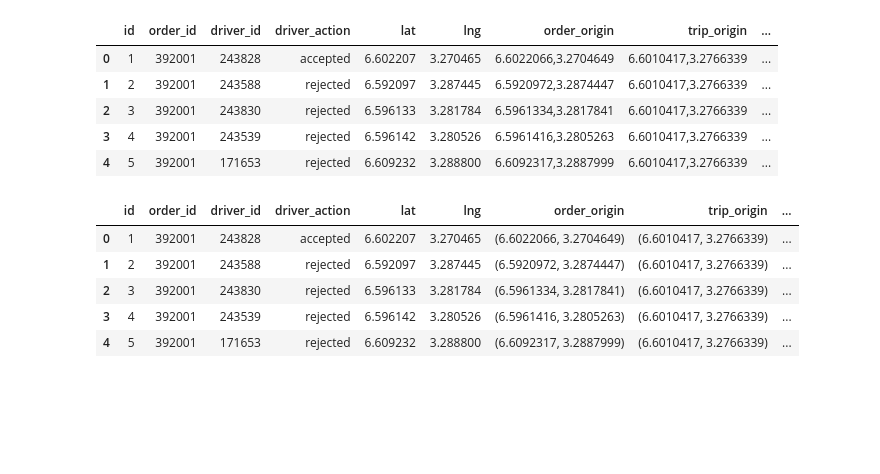
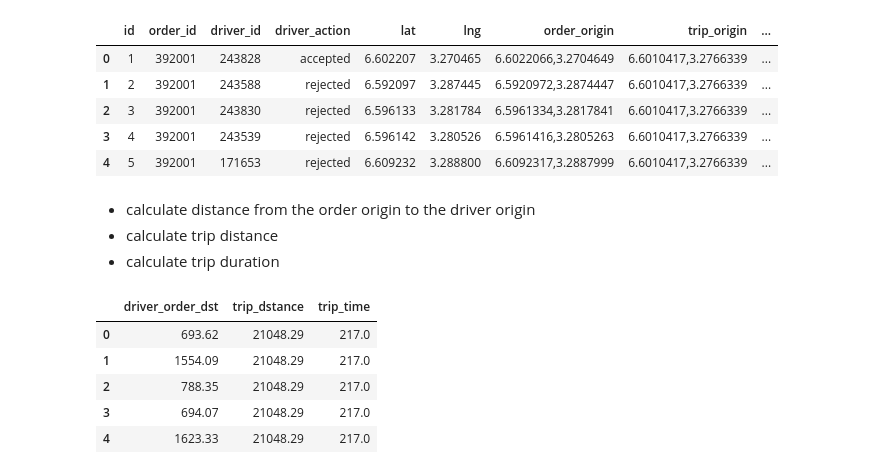
Before and after one commit to degagawolde/delivery-drivers-location-optimisation-with-causal-inference, a Jupyter notebook: notebooks/feature_engineering.ipynb, the cells around one changed output. Cells and saved outputs as stored; diff of their text form; code cells hidden in the pictures; blank space fills up the shorter version.

```diff
--- a/notebooks/feature_engineering.ipynb
+++ b/notebooks/feature_engineering.ipynb
@@ -33,13 +35,17 @@ clean_df = fextract.convert_to_date(clean_df,['trip_Start_time','trip_end_time']
+# %% [markdown]
+- calculate distance from the order origin to the driver origin
+- calculate trip distance
+- calculate trip duration
 # %%
-features = clean_df.copy()
-features['driver_order_dst'] = [fextract.distance_from(loc1,loc2) for loc1, loc2 in zip(features.order_origin,features.trip_origin)]
-features['trip_dstance'] = [fextract.distance_from(loc1,loc2) for loc1, loc2 in zip(features.trip_origin,features.trip_destination)]
-features['trip_time'] = (features.trip_end_time - features.trip_Start_time).astype('timedelta64[s]')
-features.head()
+
+features['driver_order_dst'] = [fextract.distance_from(loc1,loc2) for loc1, loc2 in zip(clean_df.order_origin,clean_df.trip_origin)]
+features['trip_dstance'] = [fextract.distance_from(loc1,loc2) for loc1, loc2 in zip(clean_df.trip_origin,clean_df.trip_destination)]
+features['trip_time'] = (clean_df.trip_end_time - clean_df.trip_Start_time).astype('timedelta64[s]')
+features[['driver_order_dst', 'trip_dstance','trip_time']].head()
 # %% [output]
-|  | id | order_id | driver_id | driver_action | lat | lng | order_origin | trip_origin | ... |
-| 0 | 1 | 392001 | 243828 | accepted | 6.602207 | 3.270465 | (6.6022066, 3.2704649) | (6.6010417, 3.2766339) | ... |
-| 1 | 2 | 392001 | 243588 | rejected | 6.592097 | 3.287445 | (6.5920972, 3.2874447) | (6.6010417, 3.2766339) | ... |
-| 2 | 3 | 392001 | 243830 | rejected | 6.596133 | 3.281784 | (6.5961334, 3.2817841) | (6.6010417, 3.2766339) | ... |
-| 3 | 4 | 392001 | 243539 | rejected | 6.596142 | 3.280526 | (6.5961416, 3.2805263) | (6.6010417, 3.2766339) | ... |
-| 4 | 5 | 392001 | 171653 | rejected | 6.609232 | 3.288800 | (6.6092317, 3.2887999) | (6.6010417, 3.2766339) | ... |
+|  | driver_order_dst | trip_dstance | trip_time |
+| 0 | 693.62 | 21048.29 | 217.0 |
+| 1 | 1554.09 | 21048.29 | 217.0 |
+| 2 | 788.35 | 21048.29 | 217.0 |
+| 3 | 694.07 | 21048.29 | 217.0 |
+| 4 | 1623.33 | 21048.29 | 217.0 |
```
Also changed, not shown: parts of 7 cells of this notebook, 8 other files.
